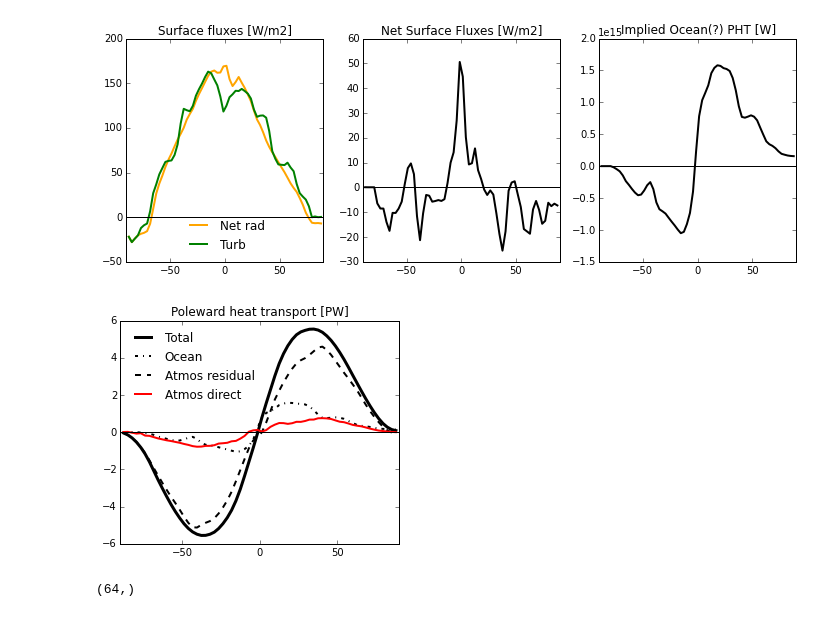
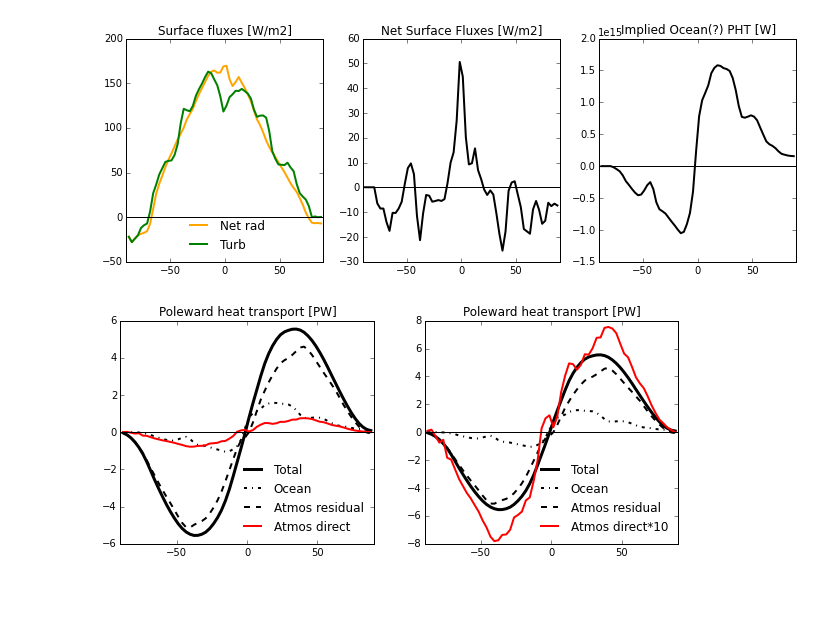
Before and after one commit to kemccusker/pyscripts, a Jupyter notebook: notebooks/poleward_heat_transport.ipynb, the cells around one changed output. Cells and saved outputs as stored; diff of their text form; code cells hidden in the pictures.

Commit message:
add comments. Update last PHT fig comparing direct and indirect atmos transport

```diff
--- a/notebooks/poleward_heat_transport.ipynb
+++ b/notebooks/poleward_heat_transport.ipynb
@@ -668,30 +666,41 @@ Residual Sfc [W/m2]: 12.5707948822
 [figure]
 [figure]
 # %%
-printtofile=True
-fig,axs=plt.subplots(1,1)
-fig.set_size_inches((5,4))
-ax=axs
+# Compare direct calculation of PHT with indirect calc (w/ toa/sfc fluxes)
+# Compare with Fasullo & Trenberth Fig 7d and Wunsch Fig 1 above
+
+printtofile=False
+
+fig,axs=plt.subplots(1,2)
+fig.set_size_inches((10,4))
+
+ax=axs[0]
 ax.plot(lat,np.cumsum(nettoa*latcircles)/1e15,'k',linewidth=3)
 ax.plot(lat,np.cumsum(netsfc*latcircles)/1e15,'k',linewidth=2,linestyle='-.')
 ax.plot(lat,(np.cumsum(nettoa*latcircles)-np.cumsum(netsfc*latcircles))/1e15,
         'k',linewidth=2,linestyle='--')
-
-#ax.plot(lat,fldzatot/1e15,color='r', linewidth=2)
-ax.plot(lat,fldzatot2/1e15,color='r', linewidth=2)
-#ax.plot(lat,fldzatot/1e14,color='b', linewidth=2) # fudge order of mag
-#ax.plot(lat,fldzatot2/1e14,color='r', linewidth=2) # fudge order of mag
-
+# Add curves from Direct calculation above.
+#ax.plot(lat,fldzatot/1e15,color='r', linewidth=2) # calc w/ the vert integral done in script
+ax.plot(lat,fldzatot2/1e15,color='r', linewidth=2) # calc w/ the vert integral done in .nc (diags)
 ax.set_xlim((-90,90))
 ax.axhline(y=0,color='k')
 ax.set_title('Poleward heat transport [PW]')
 ax.legend(('Total','Ocean','Atmos residual','Atmos direct'), frameon=False,loc='best')
 
+ax=axs[1]
+ax.plot(lat,np.cumsum(nettoa*latcircles)/1e15,'k',linewidth=3)
+ax.plot(lat,np.cumsum(netsfc*latcircles)/1e15,'k',linewidth=2,linestyle='-.')
+ax.plot(lat,(np.cumsum(nettoa*latcircles)-np.cumsum(netsfc*latcircles))/1e15,
+        'k',linewidth=2,linestyle='--')
+# Add curves from Direct calculation above. Fudge the order of magnitude.
+#ax.plot(lat,fldzatot/1e14,color='b', linewidth=2) # calc w/ the vert integral done in script
+ax.plot(lat,fldzatot2/1e14,color='r', linewidth=2) # calc w/ the vert integral done in .nc (diags)
+ax.set_xlim((-90,90))
+ax.axhline(y=0,color='k')
+ax.set_title('Poleward heat transport [PW]')
+ax.legend(('Total','Ocean','Atmos residual','Atmos direct*10'), frameon=False,loc='best')
+
 if printtofile:
     fig.savefig('PHT_fromfluxes_comptodirectb.pdf')
 # %% [output]
-[figure, old version]
+[figure, new version]
-# %%
-print fldtm.shape
-# %% [output]
-(64,)
```
Also changed, not shown: parts of 6 cells of this notebook.
